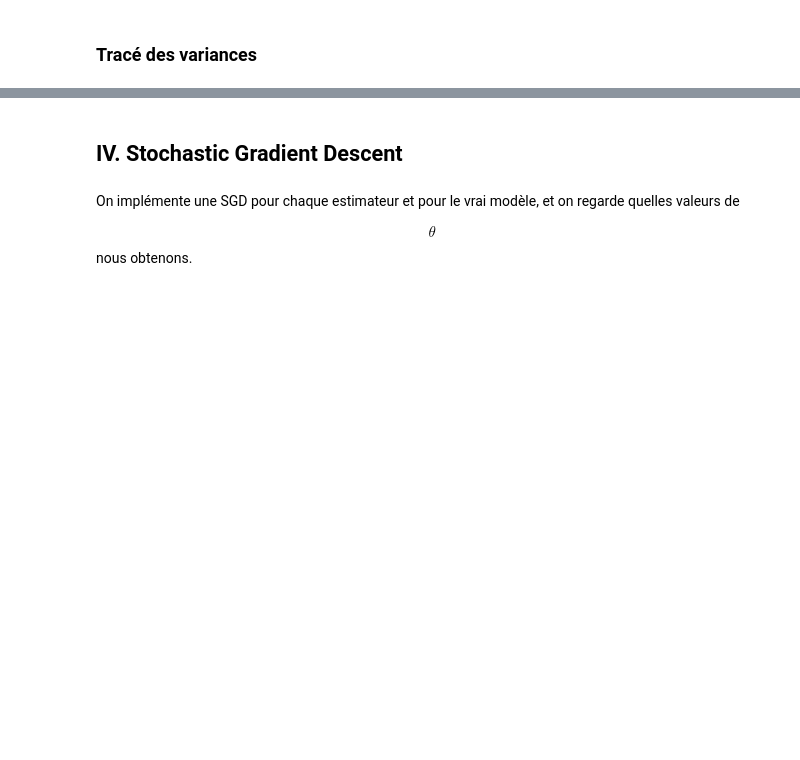
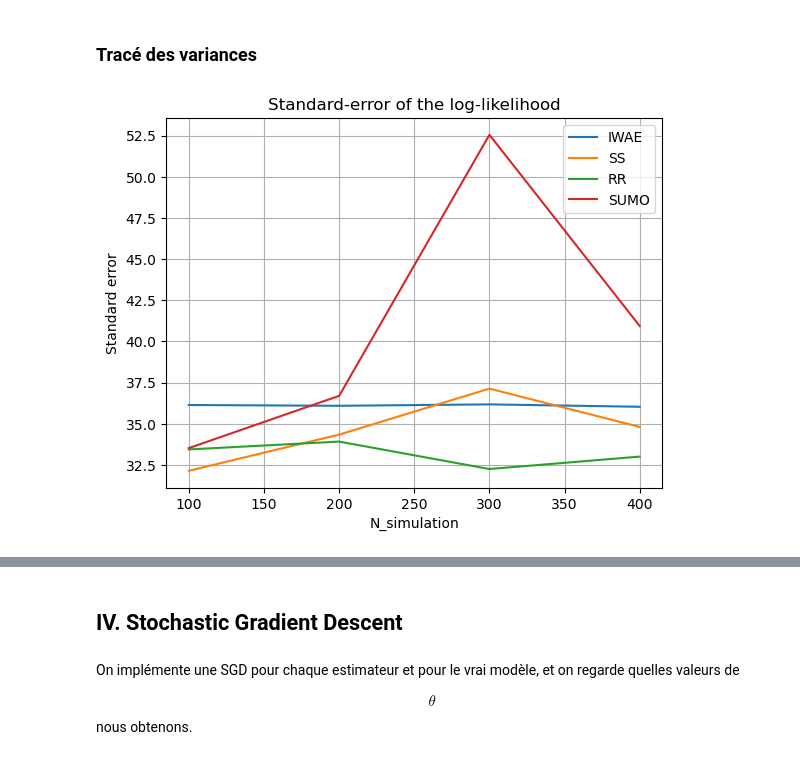
Before and after one commit to VSmague/Unbiased_Gradient, a Jupyter notebook: Final Project.ipynb, the cells around one changed output, grey strips where cells are left out. Cells and saved outputs as stored; diff of their text form; code cells hidden in the pictures; blank space fills up the shorter version.

```diff
--- a/Final Project.ipynb
+++ b/Final Project.ipynb
@@ -342,13 +345,15 @@ plt.show()
 # %% [markdown]
 ### Tracé des variances
 # %%
-for method in biais_var.keys():
+for method in biais_var_esti.keys():
     plt.plot(n_sim_list, biais_var_esti[method]['variance'], label = method)
 
 plt.xlabel('N_simulation')
 plt.ylabel('Standard error')
 plt.title('Standard-error of the log-likelihood')
 plt.legend()
 plt.grid(True)
 plt.show()
+# %% [output]
+[figure, added]
 # %%
```
Also changed, not shown: parts of 12 cells of this notebook.
